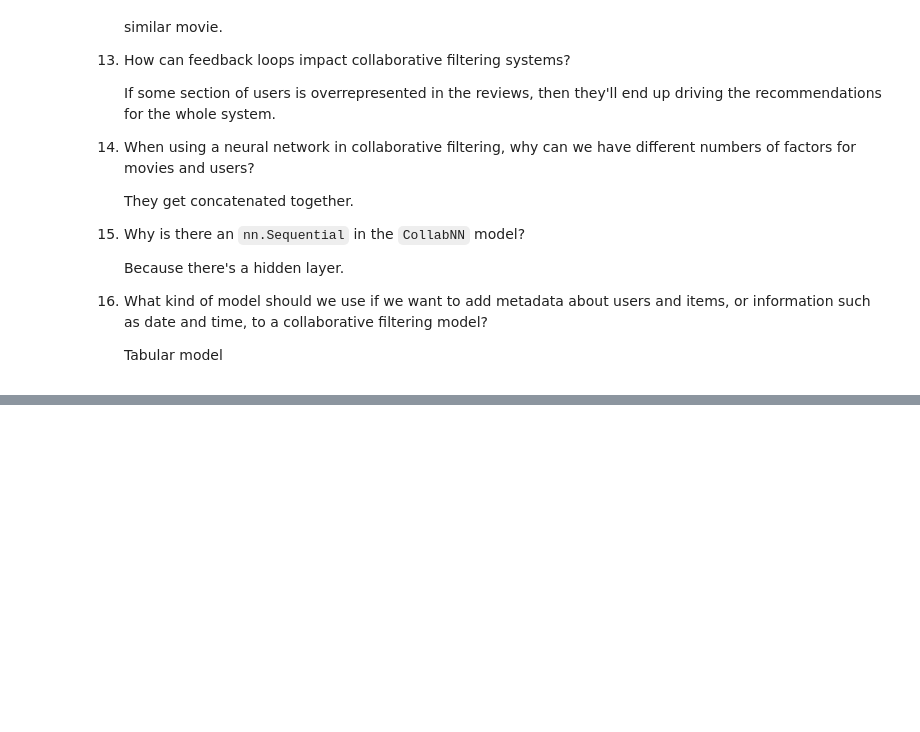
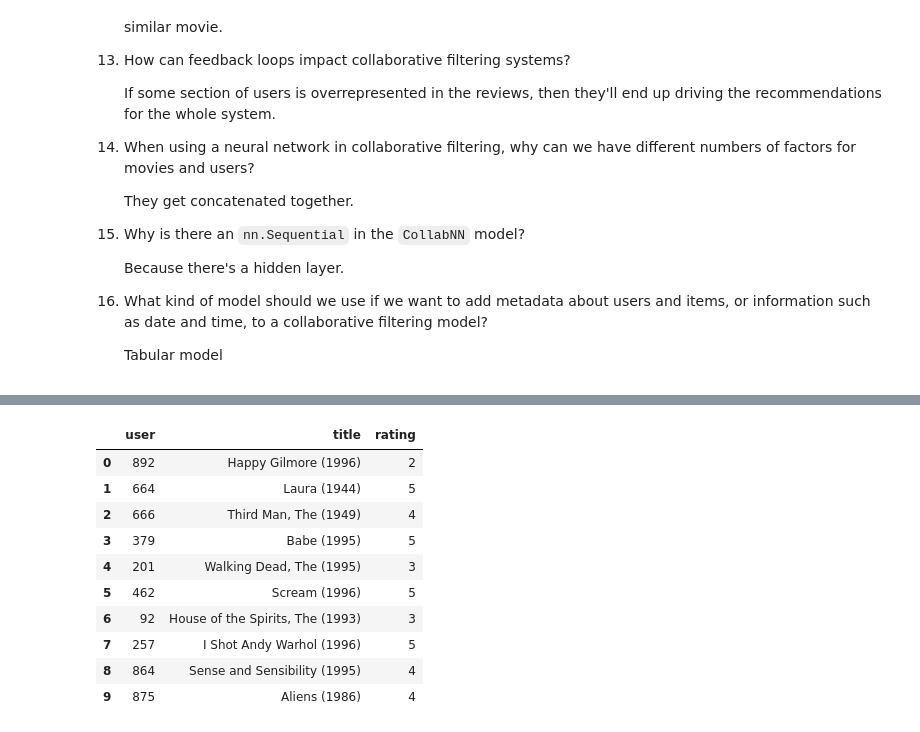
Before and after one commit to murphybrendan/fastbook, a Jupyter notebook: 08_collab.ipynb, the cells around one changed output, grey strips where cells are left out. Cells and saved outputs as stored; diff of their text form; code cells hidden in the pictures; blank space fills up the shorter version.

```diff
--- a/08_collab.ipynb
+++ b/08_collab.ipynb
@@ -780,0 +897,14 @@ class DotProduct:
+# %%
+ce_dls.show_batch()
+# %% [output]
+|  | user | title | rating |
+| 0 | 892 | Happy Gilmore (1996) | 2 |
+| 1 | 664 | Laura (1944) | 5 |
+| 2 | 666 | Third Man, The (1949) | 4 |
+| 3 | 379 | Babe (1995) | 5 |
+| 4 | 201 | Walking Dead, The (1995) | 3 |
+| 5 | 462 | Scream (1996) | 5 |
+| 6 | 92 | House of the Spirits, The (1993) | 3 |
+| 7 | 257 | I Shot Andy Warhol (1996) | 5 |
+| 8 | 864 | Sense and Sensibility (1995) | 4 |
+| 9 | 875 | Aliens (1986) | 4 |
```
Also changed, not shown: parts of 23 cells of this notebook, 2 other files.
